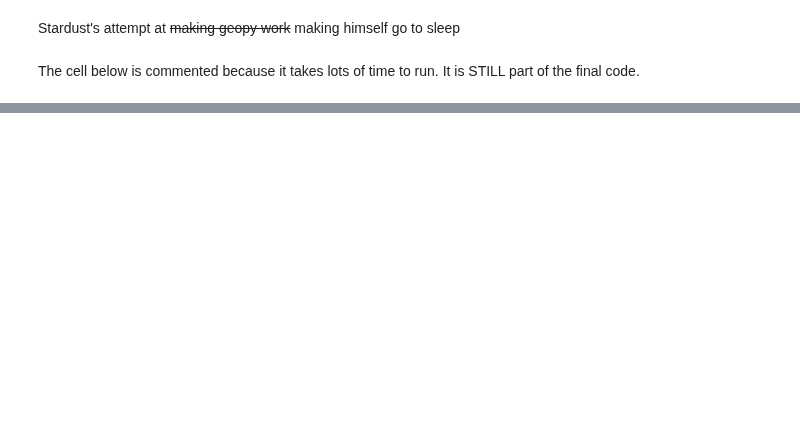
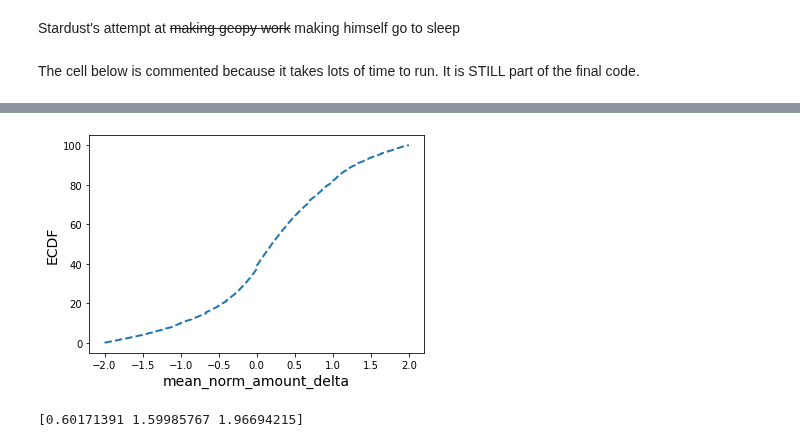
Before and after one commit to StardustLID/TEMG4952A-TEAM-5, a Jupyter notebook: Week3_Onwards/Data_Preprocessing_and_Plots.ipynb, the cells around one changed output, grey strips where cells are left out. Drawn from its saved outputs; the diff is of its cells as text; code cells hidden in the pictures; blank space fills up the shorter version.

```diff
--- a/Week3_Onwards/Data_Preprocessing_and_Plots.ipynb
+++ b/Week3_Onwards/Data_Preprocessing_and_Plots.ipynb
@@ -276,0 +286,15 @@ Name: has_ipo, dtype: int64
+# %%
+# Generate x and y values for ECDF: x, y
+x, y = dcst.ecdf(roi_df['mean_norm_amount_delta'])
+# Plot the ECDF as dots
+_ = plt.plot(x, y*100, linestyle='--', lw = 2)
+# Label axes and show plot
+_ = plt.xlabel('mean_norm_amount_delta', size = 14)
+_ = plt.ylabel('ECDF', size = 14)
+plt.show()
+# %% [output]
+[figure, added]
+# %%
+print(np.percentile(roi_df['mean_norm_amount_delta'], [68, 95, 99.7]))
+# %% [output]
+[0.60171391 1.59985767 1.96694215]
```
Also changed, not shown: parts of 9 cells of this notebook.
